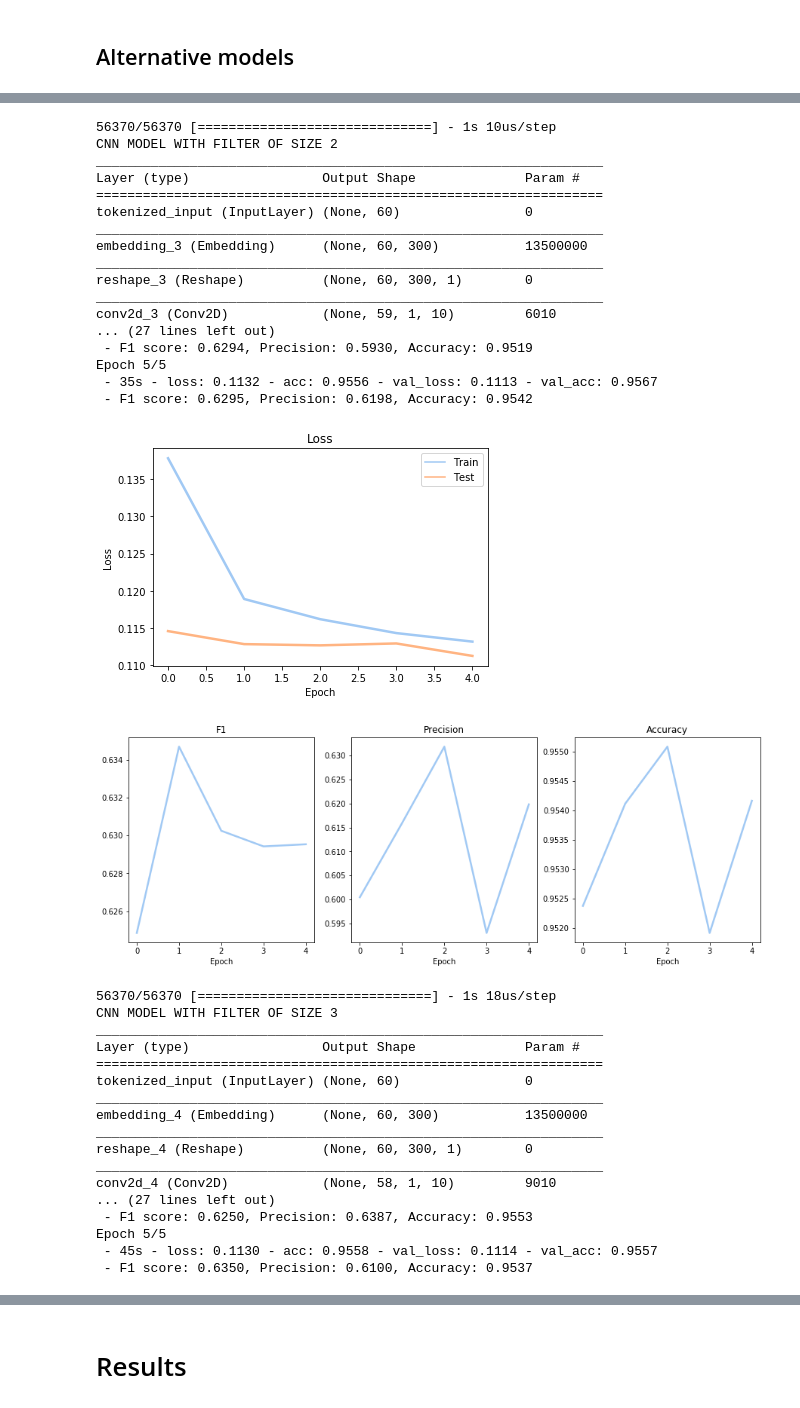
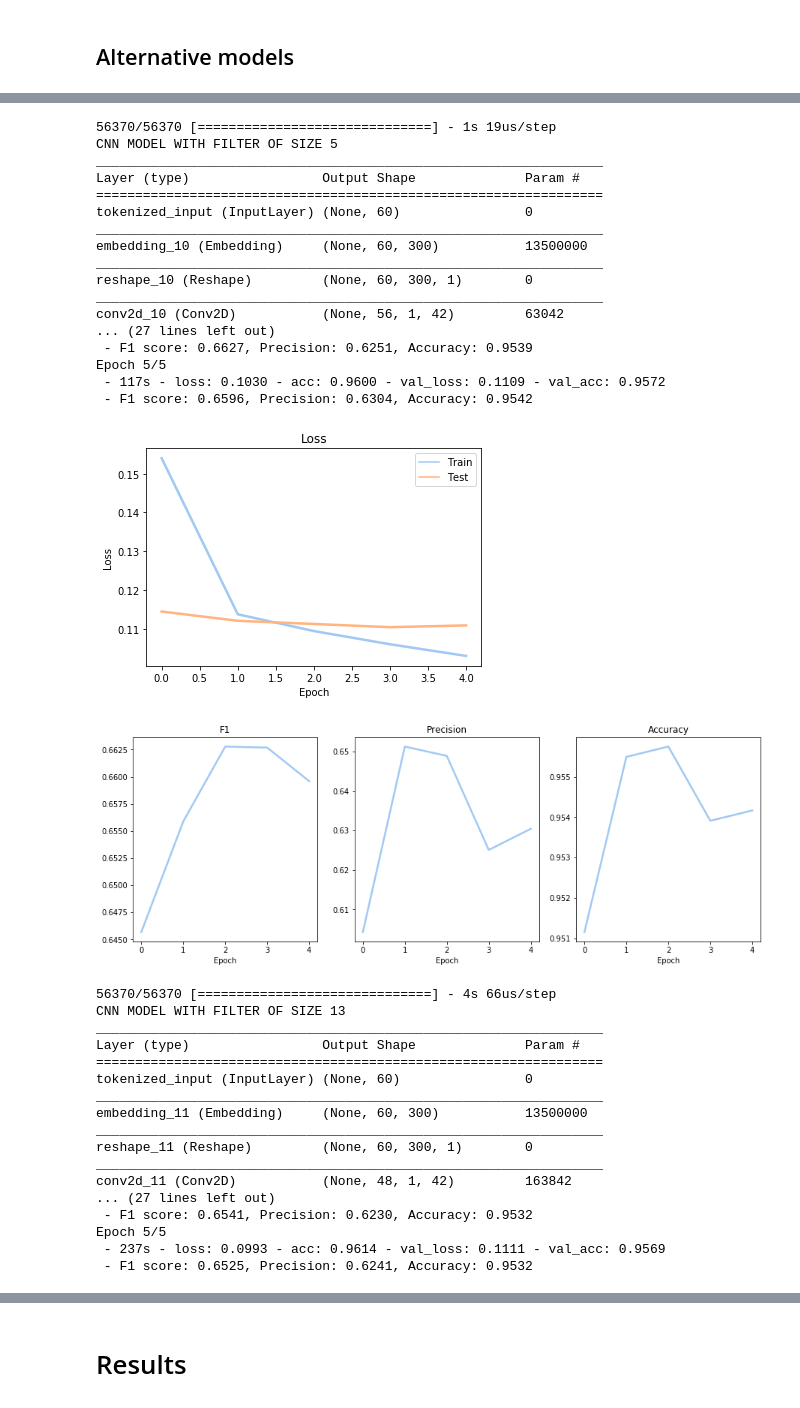
Before and after one commit to freespirit/quora-insincere-questions-classification, a Jupyter notebook: kernels/Avg-CNN-Predictions.ipynb, the cells around one changed output, grey strips where cells are left out. Cells and saved outputs as stored; diff of their text form; code cells hidden in the pictures.

```diff
--- a/kernels/Avg-CNN-Predictions.ipynb
+++ b/kernels/Avg-CNN-Predictions.ipynb
@@ -49,7 +49,7 @@ def load_embeddings(file):
     return embeddings
 # %%
 # custom_embeddings = train_w2v(question_texts, epochs=5)
-pretrained_embeddings = load_embeddings("input/embeddings/glove.840B.300d/glove.840B.300d.txt")
+pretrained_embeddings = load_embeddings("../input/embeddings/glove.840B.300d/glove.840B.300d.txt")
 # %% [output]
 Found 2196016 word vectors.
 # %%
@@ -77,8 +77,8 @@ def create_embedding_weights(tokenizer, embeddings, dimensions):
 # Data
 Load the data.
 # %%
-df_train = pd.read_csv("input/train.csv")
-df_test = pd.read_csv("input/test.csv")
+df_train = pd.read_csv("../input/train.csv")
+df_test = pd.read_csv("../input/test.csv")
 # %%
 BATCH_SIZE = 512
 Q_FRACTION = 1
@@ -199,8 +199,8 @@ def make_model(filter_size, num_filters):
 
     return model
 # %%
-filter_sizes = [1, 2, 3, 5]
-num_filters = 10
+filter_sizes = [1, 5, 13, 33]
+num_filters = 42
 
 predictions = []
 
@@ -211,7 +211,7 @@ for f in filter_sizes:
     history = model.fit(
         x=[train_X],
         y=question_targets,
-        batch_size=512, epochs=5, callbacks=[epoch_callback], validation_split=0.015,
+        batch_size=1536, epochs=5, callbacks=[epoch_callback], validation_split=0.015,
         verbose=2)
     display_model_history(history)
     display_model_epoch_metrics(epoch_callback)
@@ -241,36 +241,36 @@ Epoch 5/5
-56370/56370 [==============================] - 1s 10us/step
-CNN MODEL WITH FILTER OF SIZE 2
+56370/56370 [==============================] - 1s 19us/step
+CNN MODEL WITH FILTER OF SIZE 5
 _________________________________________________________________
 Layer (type)                 Output Shape              Param #
 =================================================================
 tokenized_input (InputLayer) (None, 60)                0
 _________________________________________________________________
-embedding_3 (Embedding)      (None, 60, 300)           13500000
+embedding_10 (Embedding)     (None, 60, 300)           13500000
 _________________________________________________________________
-reshape_3 (Reshape)          (None, 60, 300, 1)        0
+reshape_10 (Reshape)         (None, 60, 300, 1)        0
 _________________________________________________________________
-conv2d_3 (Conv2D)            (None, 59, 1, 10)         6010
+conv2d_10 (Conv2D)           (None, 56, 1, 42)         63042
 ... (27 lines left out)
- - F1 score: 0.6294, Precision: 0.5930, Accuracy: 0.9519
+ - F1 score: 0.6627, Precision: 0.6251, Accuracy: 0.9539
 Epoch 5/5
- - 35s - loss: 0.1132 - acc: 0.9556 - val_loss: 0.1113 - val_acc: 0.9567
- - F1 score: 0.6295, Precision: 0.6198, Accuracy: 0.9542
+ - 117s - loss: 0.1030 - acc: 0.9600 - val_loss: 0.1109 - val_acc: 0.9572
+ - F1 score: 0.6596, Precision: 0.6304, Accuracy: 0.9542
-[figure, old version]
+[figure, new version]
-[figure, old version]
+[figure, new version]
-56370/56370 [==============================] - 1s 18us/step
-CNN MODEL WITH FILTER OF SIZE 3
+56370/56370 [==============================] - 4s 66us/step
+CNN MODEL WITH FILTER OF SIZE 13
 _________________________________________________________________
 Layer (type)                 Output Shape              Param #
 =================================================================
 tokenized_input (InputLayer) (None, 60)                0
 _________________________________________________________________
-embedding_4 (Embedding)      (None, 60, 300)           13500000
+embedding_11 (Embedding)     (None, 60, 300)           13500000
 _________________________________________________________________
-reshape_4 (Reshape)          (None, 60, 300, 1)        0
+reshape_11 (Reshape)         (None, 60, 300, 1)        0
 _________________________________________________________________
-conv2d_4 (Conv2D)            (None, 58, 1, 10)         9010
+conv2d_11 (Conv2D)           (None, 48, 1, 42)         163842
 ... (27 lines left out)
- - F1 score: 0.6250, Precision: 0.6387, Accuracy: 0.9553
+ - F1 score: 0.6541, Precision: 0.6230, Accuracy: 0.9532
 Epoch 5/5
- - 45s - loss: 0.1130 - acc: 0.9558 - val_loss: 0.1114 - val_acc: 0.9557
- - F1 score: 0.6350, Precision: 0.6100, Accuracy: 0.9537
+ - 237s - loss: 0.0993 - acc: 0.9614 - val_loss: 0.1111 - val_acc: 0.9569
+ - F1 score: 0.6525, Precision: 0.6241, Accuracy: 0.9532
```
Also changed, not shown: parts of 2 cells of this notebook.
